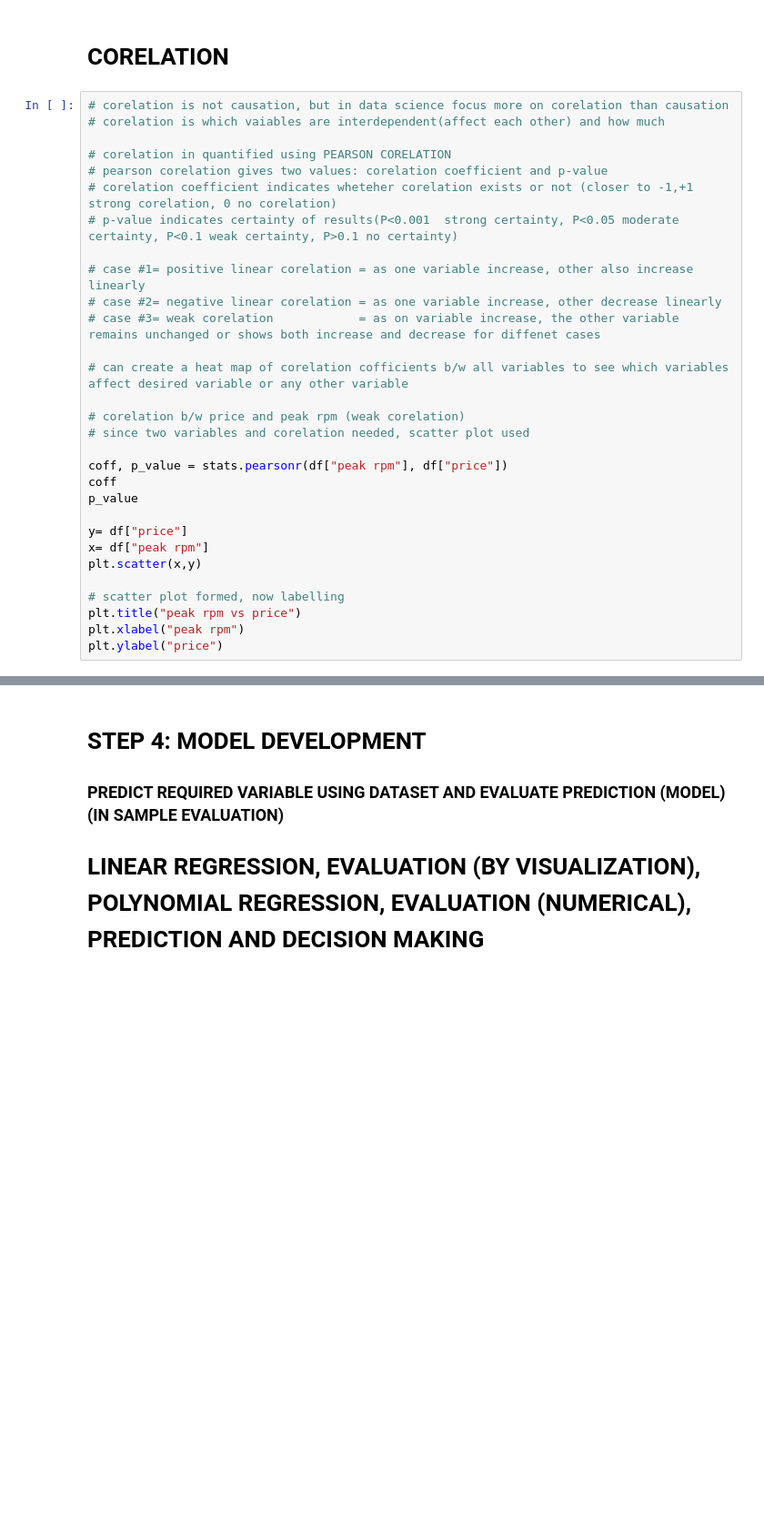
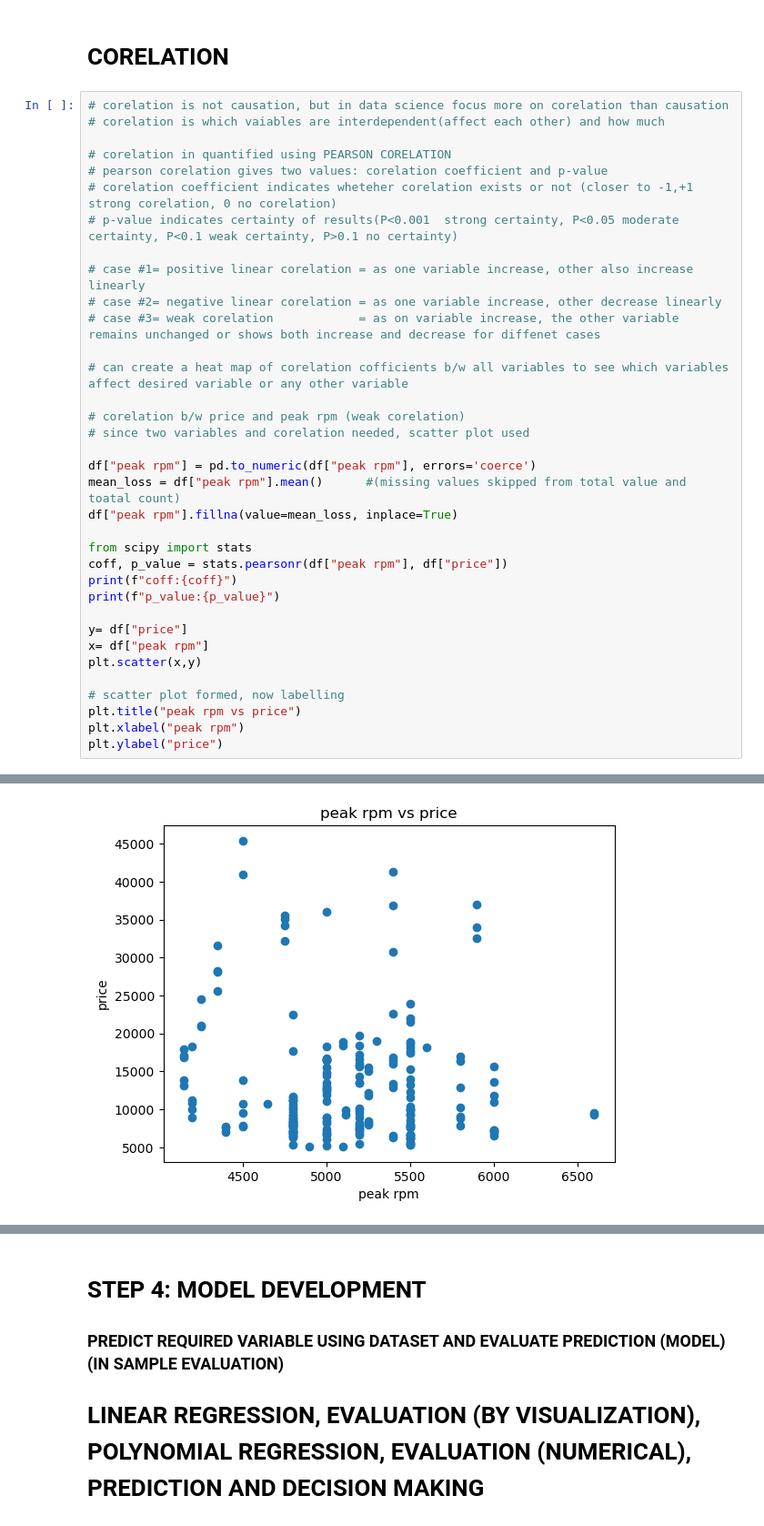
Before and after one commit to SaadIrfan618/car_price_data, a Jupyter notebook: car price predictor.ipynb, the cells around one changed output, grey strips where cells are left out. Shown at 91% size. Drawn from its saved outputs; the diff is of its cells as text; blank space fills up the shorter version.

```diff
--- a/car price predictor.ipynb
+++ b/car price predictor.ipynb
@@ -294,9 +362,14 @@ KeyError: ('drive wheels', 'body style', 'price')
 # corelation b/w price and peak rpm (weak corelation)
 # since two variables and corelation needed, scatter plot used
 
+df["peak rpm"] = pd.to_numeric(df["peak rpm"], errors='coerce')
+mean_loss = df["peak rpm"].mean()      #(missing values skipped from total value and toatal count)
+df["peak rpm"].fillna(value=mean_loss, inplace=True)
+
+from scipy import stats
 coff, p_value = stats.pearsonr(df["peak rpm"], df["price"])
-coff
-p_value
+print(f"coff:{coff}")
+print(f"p_value:{p_value}")
 
 y= df["price"]
 x= df["peak rpm"]
@@ -310,0 +386 @@ NameError: name 'stats' is not defined
+[figure, added]
```
Also changed, not shown: parts of 31 cells of this notebook.
